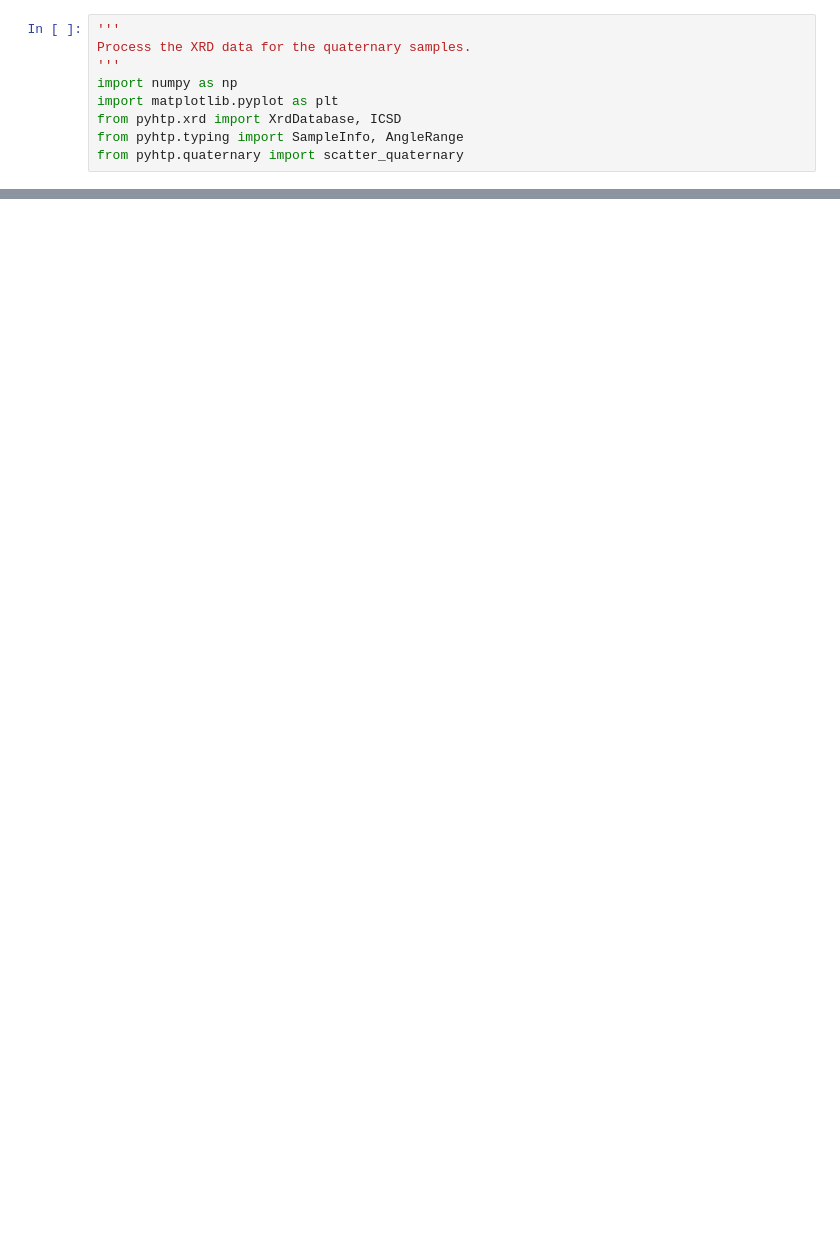
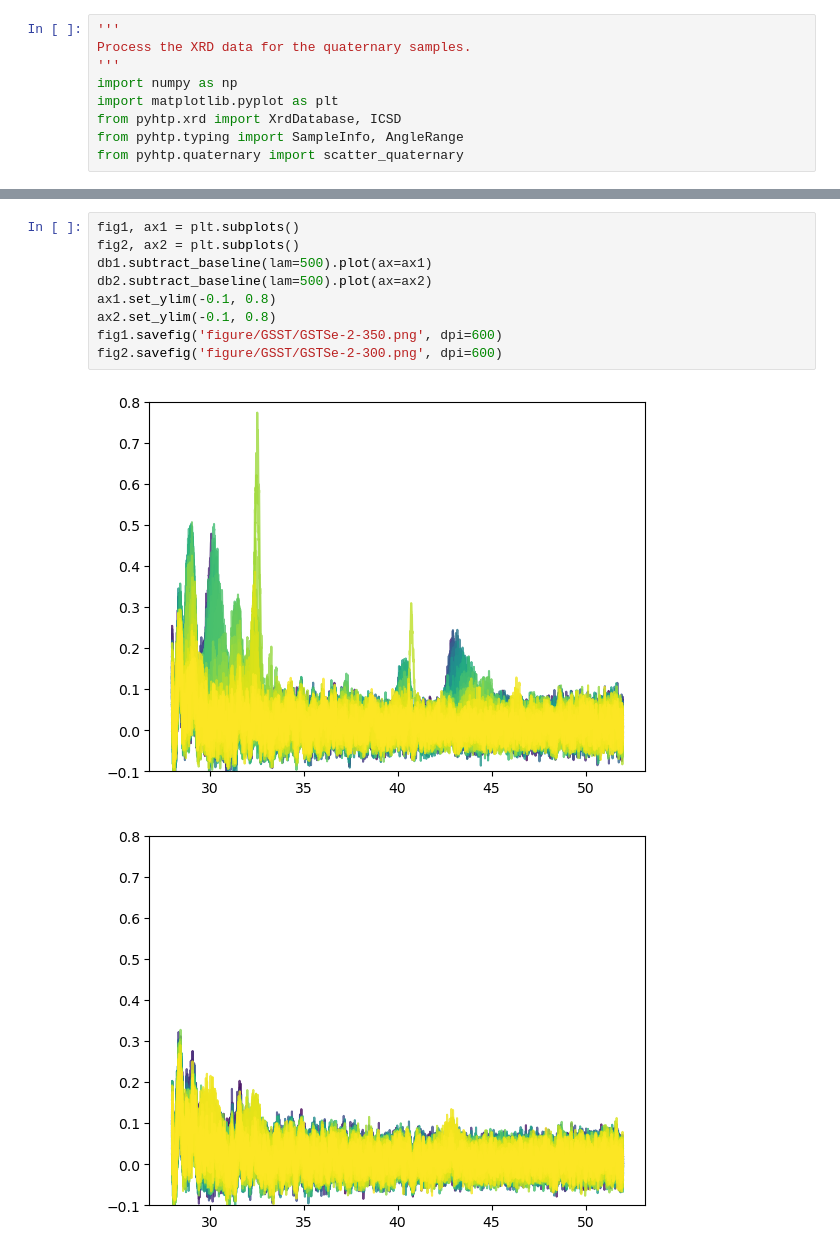
Before and after one commit to JedimasterLu/pyhtp, a Jupyter notebook: quat_xrd.ipynb, the cells around one changed output, grey strips where cells are left out. Cells and saved outputs as stored; diff of their text form; blank space fills up the shorter version.

```diff
--- a/quat_xrd.ipynb
+++ b/quat_xrd.ipynb
@@ -11,0 +22,12 @@ HEIGHT = 0.1
+# %%
+fig1, ax1 = plt.subplots()
+fig2, ax2 = plt.subplots()
+db1.subtract_baseline(lam=500).plot(ax=ax1)
+db2.subtract_baseline(lam=500).plot(ax=ax2)
+ax1.set_ylim(-0.1, 0.8)
+ax2.set_ylim(-0.1, 0.8)
+fig1.savefig('figure/GSST/GSTSe-2-350.png', dpi=600)
+fig2.savefig('figure/GSST/GSTSe-2-300.png', dpi=600)
+# %% [output]
+[figure, added]
+[figure, added]
```
Also changed, not shown: parts of 9 cells of this notebook, 10 other files.
